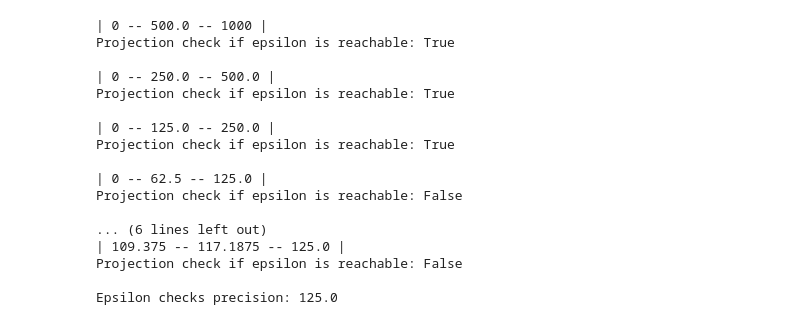
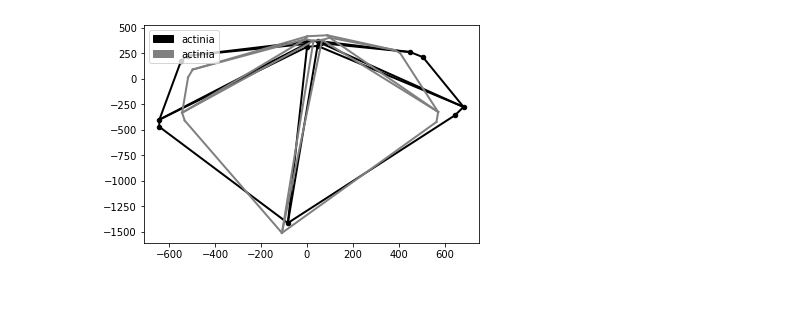
Before and after one commit to compgeomTU/will_rodman_thesis, a Jupyter notebook: leaf_data/maracuya.ipynb, the cells around one changed output. Saved outputs shown, nothing was run; the diff lists cells and outputs as text; code cells hidden in the pictures; blank space fills up the shorter version.

```diff
--- a/leaf_data/maracuya.ipynb
+++ b/leaf_data/maracuya.ipynb
@@ -187,24 +152,5 @@ Epsilon checks precision: 492.1875
-# %%
-binary_search = BinarySearch(graph_2, graph_1, left=0, right=1000, precision=10)
-epsilon = binary_search.search()
-# %% [output]
-| 0 -- 500.0 -- 1000 |
-Projection check if epsilon is reachable: True
-
-| 0 -- 250.0 -- 500.0 |
-Projection check if epsilon is reachable: True
-
-| 0 -- 125.0 -- 250.0 |
-Projection check if epsilon is reachable: True
-
-| 0 -- 62.5 -- 125.0 |
-Projection check if epsilon is reachable: False
-
-... (6 lines left out)
-| 109.375 -- 117.1875 -- 125.0 |
-Projection check if epsilon is reachable: False
-
-Epsilon checks precision: 125.0
 # %%
-
-visual = Visualize(g1=graph_2, g2=graph_1, epsilon=epsilon)
+visual = Visualize(graph_2, graph_1, epsilon=epsilon)
+visual.plot_graphs()
+# %% [output]
+[figure, added]
```
Also changed, not shown: parts of 17 cells of this notebook, 2 other files.
